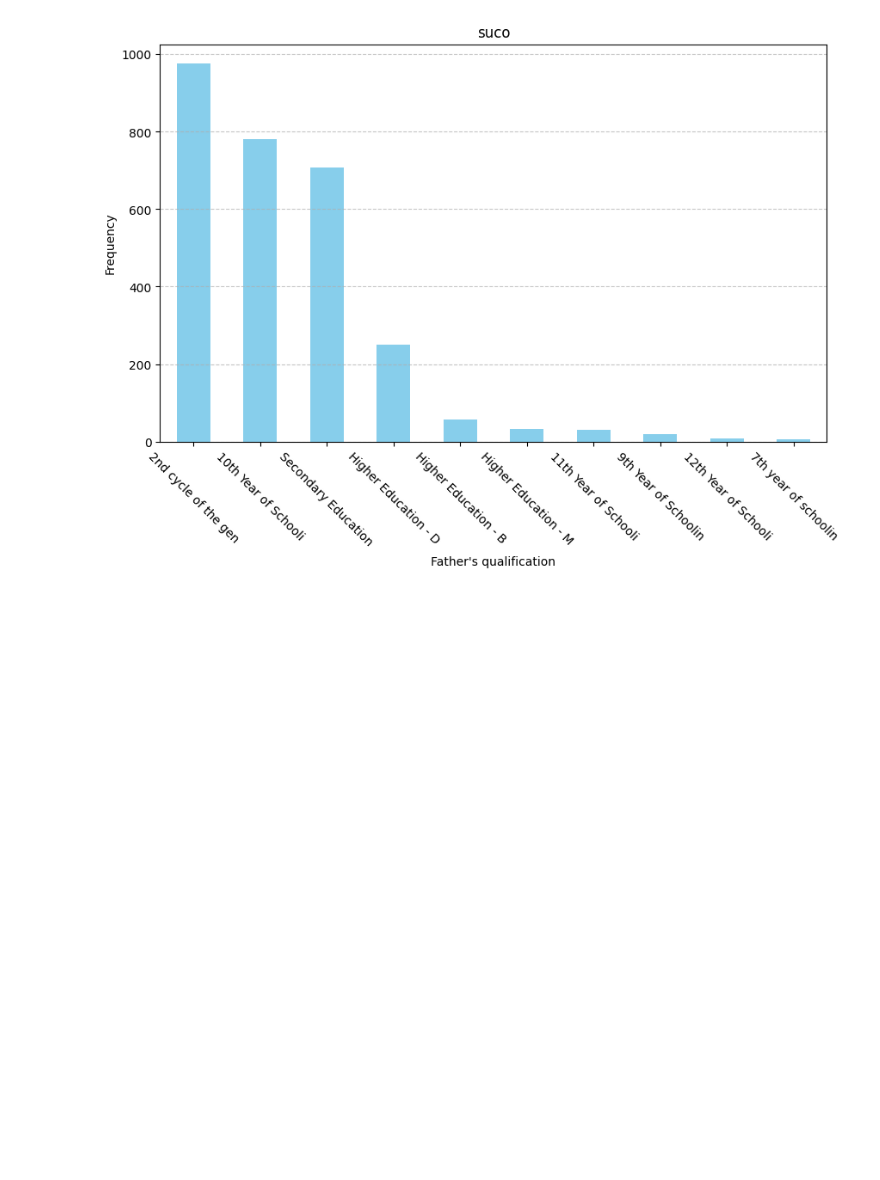
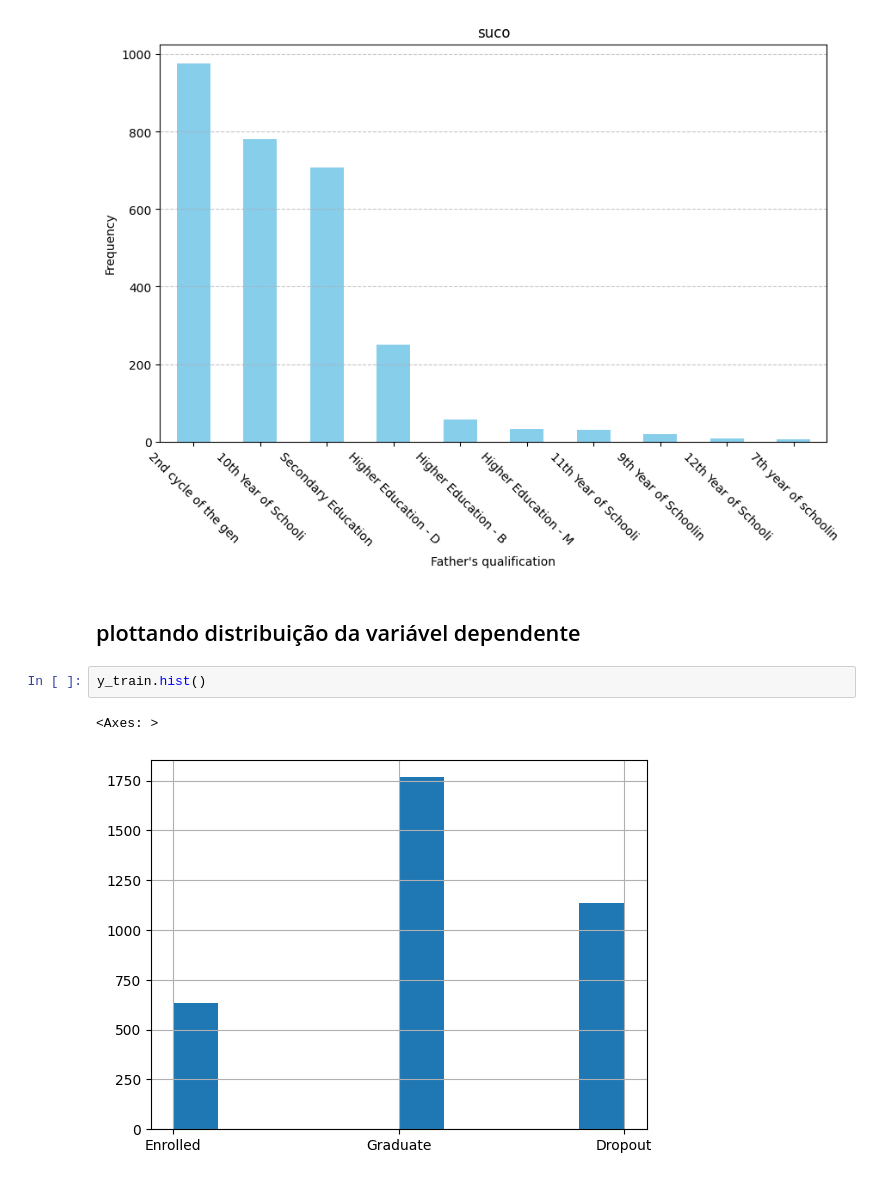
Before and after one commit to felmateos/student-dropout-prediction, a Jupyter notebook: main_FC.ipynb, the cells around one changed output. Cells and saved outputs as stored; diff of their text form; blank space fills up the shorter version.

```diff
--- a/main.ipynb
+++ b/main_FC.ipynb
@@ -155,3 +160,10 @@ father_quali_legend = pd.read_csv('data/decode/mother_quali.csv')
 plot_freq(X_train, 'Father\'s qualification', father_quali_legend, plt)
 # %% [output]
 [figure]
+# %% [markdown]
+## plottando distribuição da variável dependente
+# %%
+y_train.hist()
+# %% [output]
+<Axes: >
+[figure, added]
```
Also changed, not shown: parts of 13 cells of this notebook, 4 other files.
